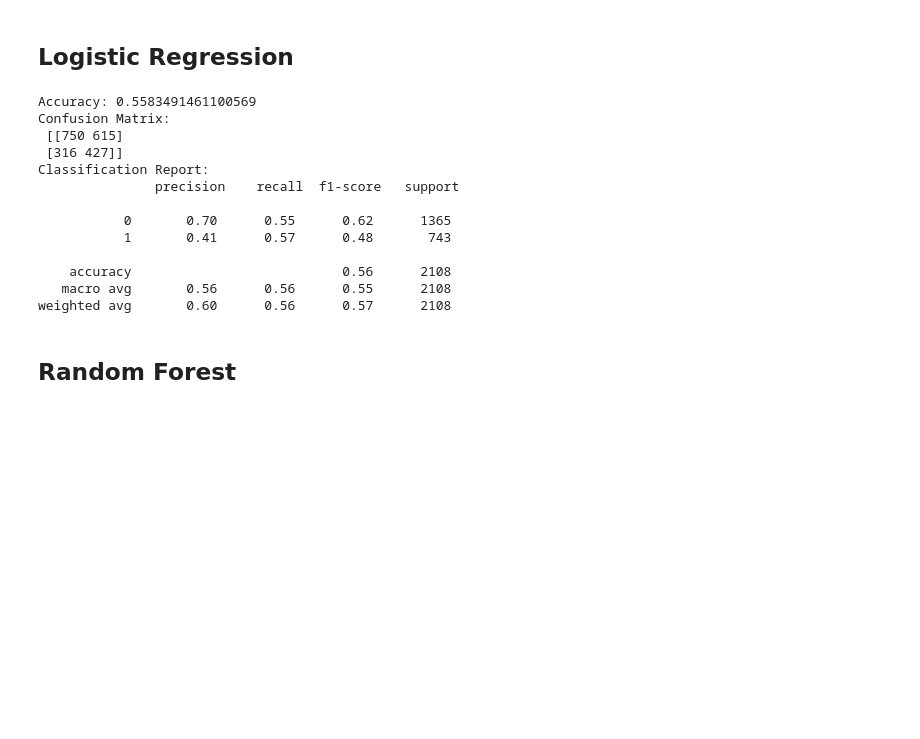
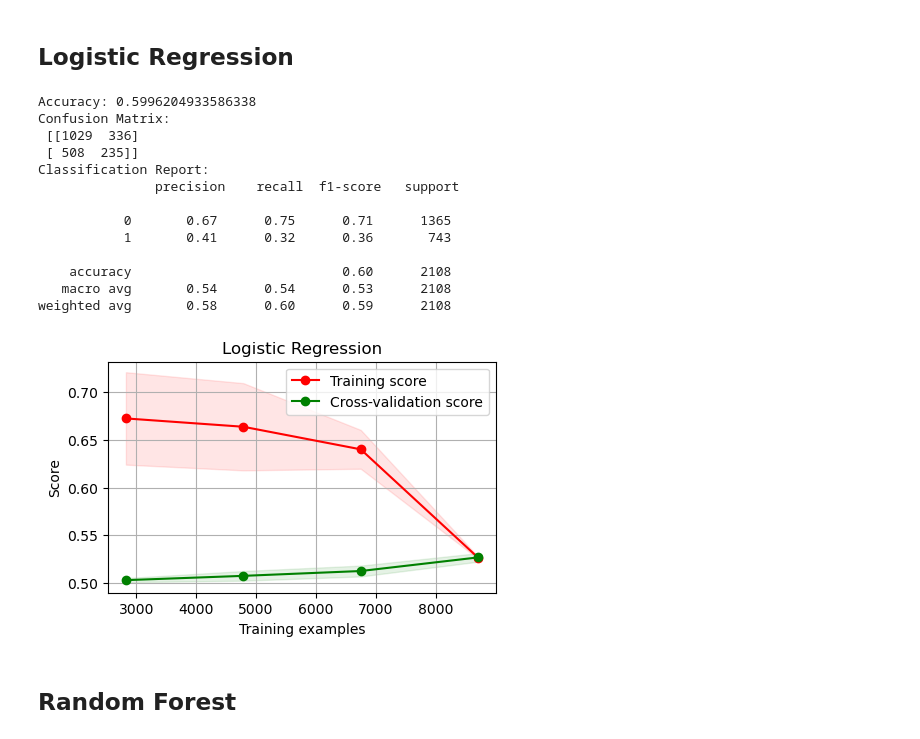
Before and after one commit to khorzhenwin/thigh-roids, a Jupyter notebook: ML.ipynb, the cells around one changed output. Cells and saved outputs as stored; diff of their text form; code cells hidden in the pictures; blank space fills up the shorter version.

```diff
--- a/ML.ipynb
+++ b/ML.ipynb
@@ -55,26 +139,29 @@ weighted avg       0.45      0.45      0.45      2108
 # %%
 model = LogisticRegression()
 model.fit(X_train, y_train)
 
 y_pred = model.predict(X_test)
 
 print("Accuracy:", accuracy_score(y_test, y_pred))
 print("Confusion Matrix: \n", confusion_matrix(y_test, y_pred))
 print("Classification Report: \n", classification_report(y_test, y_pred))
+
+plot_learning_curve(model, "Logistic Regression", X_train, y_train, cv=5)
 # %% [output]
-Accuracy: 0.5583491461100569
+Accuracy: 0.5996204933586338
 Confusion Matrix:
- [[750 615]
- [316 427]]
+ [[1029  336]
+ [ 508  235]]
 Classification Report:
                precision    recall  f1-score   support
 
-           0       0.70      0.55      0.62      1365
-           1       0.41      0.57      0.48       743
+           0       0.67      0.75      0.71      1365
+           1       0.41      0.32      0.36       743
 
-    accuracy                           0.56      2108
-   macro avg       0.56      0.56      0.55      2108
-weighted avg       0.60      0.56      0.57      2108
+    accuracy                           0.60      2108
+   macro avg       0.54      0.54      0.53      2108
+weighted avg       0.58      0.60      0.59      2108
+[figure, added]
 # %% [markdown]
 ## Random Forest
 # %%
```
Also changed, not shown: parts of 7 cells of this notebook, 4 other files.
